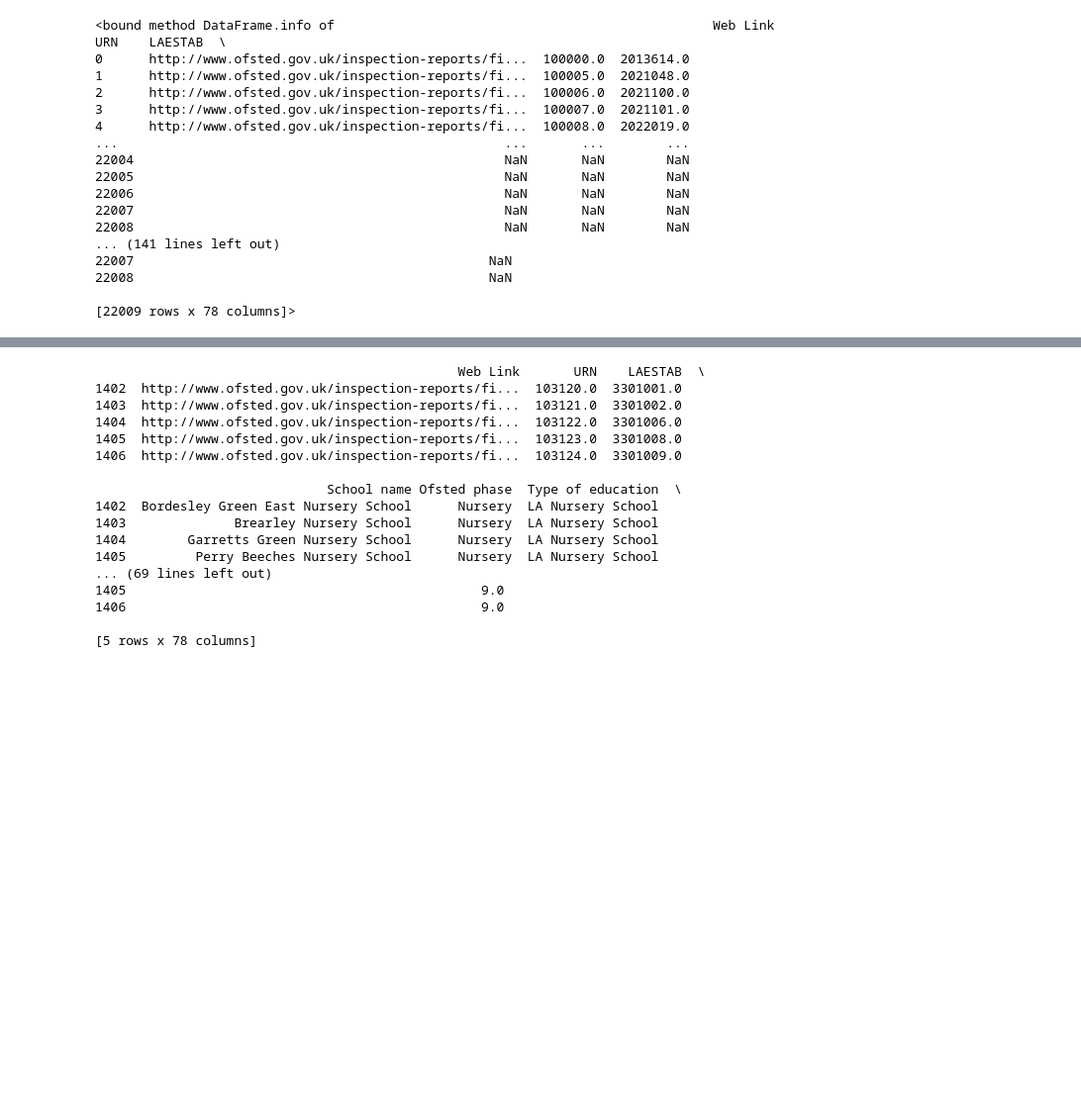
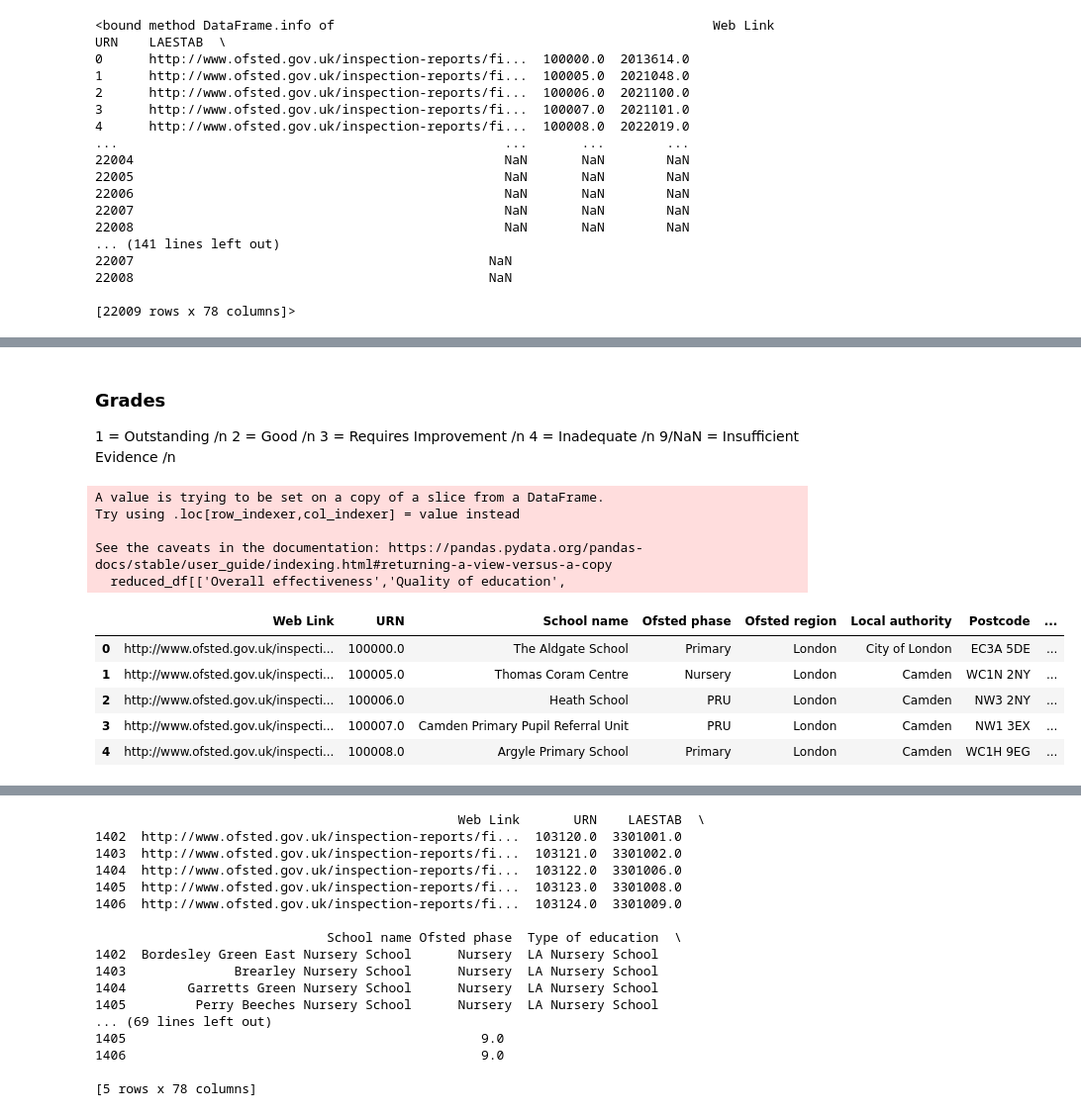
Before and after one commit to foomatia/Project_3, a Jupyter notebook: data_cleaning.ipynb, the cells around one changed output, grey strips where cells are left out. Shown at 99% size. Saved outputs shown, nothing was run; the diff lists cells and outputs as text; code cells hidden in the pictures; blank space fills up the shorter version.

Commit message:
Untitled.ipynb file changed to data_cleaning.ipynb. Data clearning tasks carried out

```diff
--- a/Untitled.ipynb
+++ b/data_cleaning.ipynb
@@ -57,0 +95,32 @@ df.info
+# %% [markdown]
+### Grades
+1 = Outstanding /n
+2 = Good /n
+3 = Requires Improvement /n
+4 = Inadequate /n
+9/NaN = Insufficient Evidence /n
+# %%
+# Mass value change of Ofsted Grades for ease of understanding
+reduced_df[['Overall effectiveness','Quality of education',
+            'Behaviour and attitudes','Personal development',
+            'Effectiveness of leadership and management']] = reduced_df[['Overall effectiveness','Quality of education',
+                                                                         'Behaviour and attitudes','Personal development',
+                                                                         'Effectiveness of leadership and management']].replace({1.0:"Outstanding",
+                                                                                                                                2.0:"Good",
+                                                                                                                                3.0:"Requires Improvement",
+                                                                                                                                4.0:"Inadequate",
+                                                                                                                                9.0:"Insufficient Evidence"})
+
+reduced_df.head()
+# %% [output]
+A value is trying to be set on a copy of a slice from a DataFrame.
+Try using .loc[row_indexer,col_indexer] = value instead
+
+See the caveats in the documentation: https://pandas.pydata.org/pandas-docs/stable/user_guide/indexing.html#returning-a-view-versus-a-copy
+  reduced_df[['Overall effectiveness','Quality of education',
+|  | Web Link | URN | School name | Ofsted phase | Ofsted region | Local authority | Postcode | ... |
+| 0 | http://www.ofsted.gov.uk/inspecti... | 100000.0 | The Aldgate School | Primary | London | City of London | EC3A 5DE | ... |
+| 1 | http://www.ofsted.gov.uk/inspecti... | 100005.0 | Thomas Coram Centre | Nursery | London | Camden | WC1N 2NY | ... |
+| 2 | http://www.ofsted.gov.uk/inspecti... | 100006.0 | Heath School | PRU | London | Camden | NW3 2NY | ... |
+| 3 | http://www.ofsted.gov.uk/inspecti... | 100007.0 | Camden Primary Pupil Referral Unit | PRU | London | Camden | NW1 3EX | ... |
+| 4 | http://www.ofsted.gov.uk/inspecti... | 100008.0 | Argyle Primary School | Primary | London | Camden | WC1H 9EG | ... |
```
Also changed, not shown: parts of 7 cells of this notebook.
